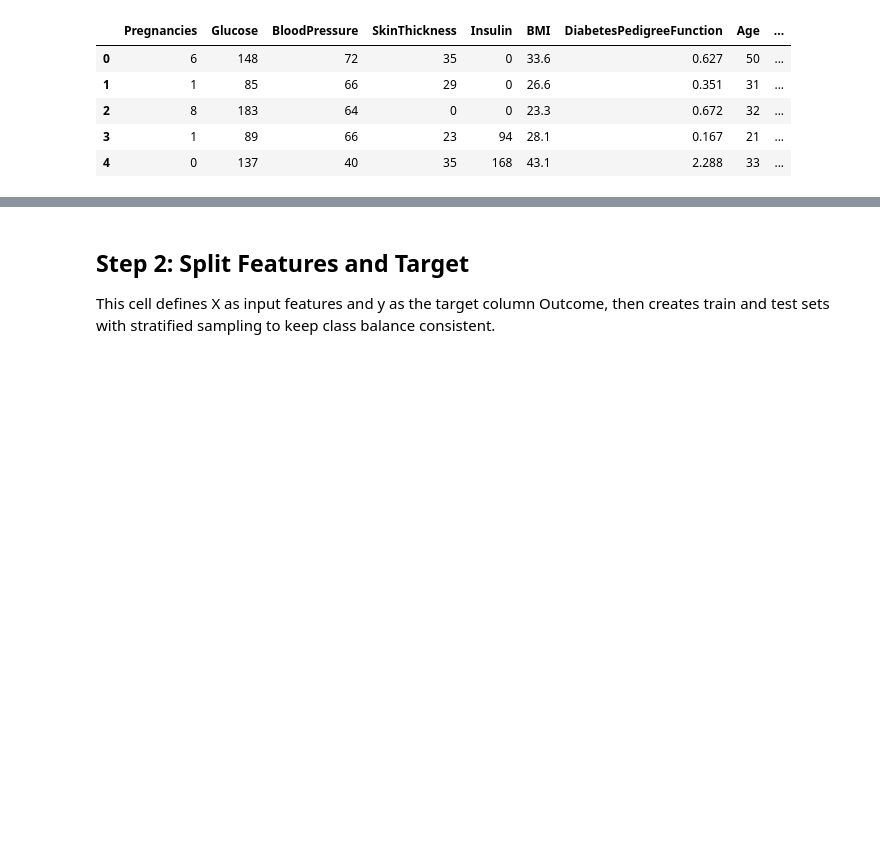
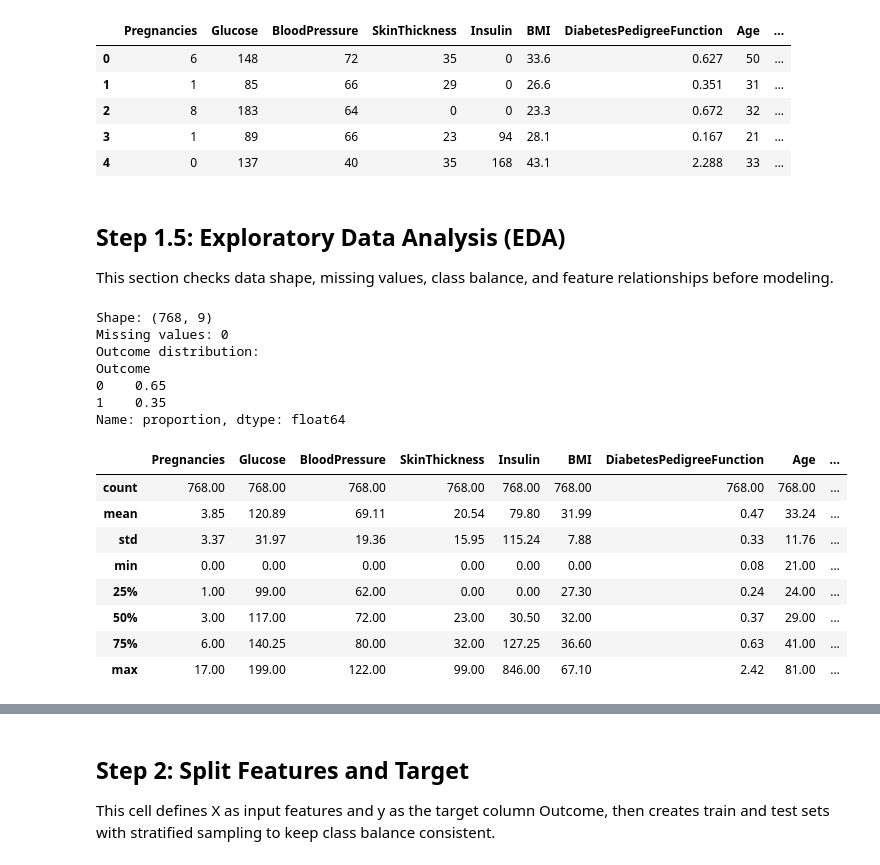
Before and after one commit to kumartvs/Machine-learning-boosting-algorithms-kumar, a Jupyter notebook: src/explore.ipynb, the cells around one changed output, grey strips where cells are left out. Saved outputs shown, nothing was run; the diff lists cells and outputs as text; code cells hidden in the pictures; blank space fills up the shorter version.

```diff
--- a/src/explore.ipynb
+++ b/src/explore.ipynb
@@ -16,3 +16,30 @@ df.head()
 | 2 | 8 | 183 | 64 | 0 | 0 | 23.3 | 0.672 | 32 | ... |
 | 3 | 1 | 89 | 66 | 23 | 94 | 28.1 | 0.167 | 21 | ... |
 | 4 | 0 | 137 | 40 | 35 | 168 | 43.1 | 2.288 | 33 | ... |
+# %% [markdown]
+## Step 1.5: Exploratory Data Analysis (EDA)
+This section checks data shape, missing values, class balance, and feature relationships before modeling.
+# %%
+# Simple EDA
+print("Shape:", df.shape)
+print("Missing values:", int(df.isnull().sum().sum()))
+print("Outcome distribution:")
+print(df["Outcome"].value_counts(normalize=True).round(2))
+display(df.describe().round(2))
+# %% [output]
+Shape: (768, 9)
+Missing values: 0
+Outcome distribution:
+Outcome
+0    0.65
+1    0.35
+Name: proportion, dtype: float64
+|  | Pregnancies | Glucose | BloodPressure | SkinThickness | Insulin | BMI | DiabetesPedigreeFunction | Age | ... |
+| count | 768.00 | 768.00 | 768.00 | 768.00 | 768.00 | 768.00 | 768.00 | 768.00 | ... |
+| mean | 3.85 | 120.89 | 69.11 | 20.54 | 79.80 | 31.99 | 0.47 | 33.24 | ... |
+| std | 3.37 | 31.97 | 19.36 | 15.95 | 115.24 | 7.88 | 0.33 | 11.76 | ... |
+| min | 0.00 | 0.00 | 0.00 | 0.00 | 0.00 | 0.00 | 0.08 | 21.00 | ... |
+| 25% | 1.00 | 99.00 | 62.00 | 0.00 | 0.00 | 27.30 | 0.24 | 24.00 | ... |
+| 50% | 3.00 | 117.00 | 72.00 | 23.00 | 30.50 | 32.00 | 0.37 | 29.00 | ... |
+| 75% | 6.00 | 140.25 | 80.00 | 32.00 | 127.25 | 36.60 | 0.63 | 41.00 | ... |
+| max | 17.00 | 199.00 | 122.00 | 99.00 | 846.00 | 67.10 | 2.42 | 81.00 | ... |
```
Also changed, not shown: parts of 8 cells of this notebook, 1 other file.
